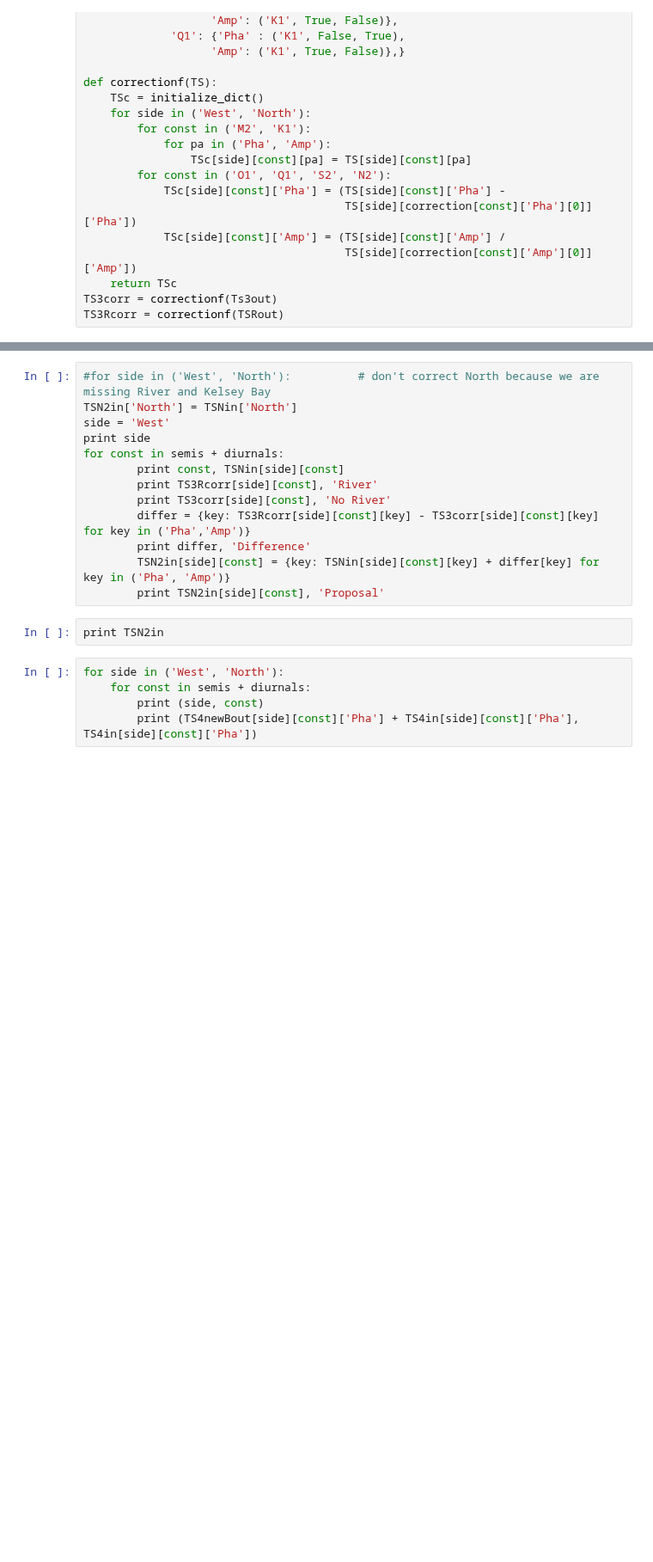
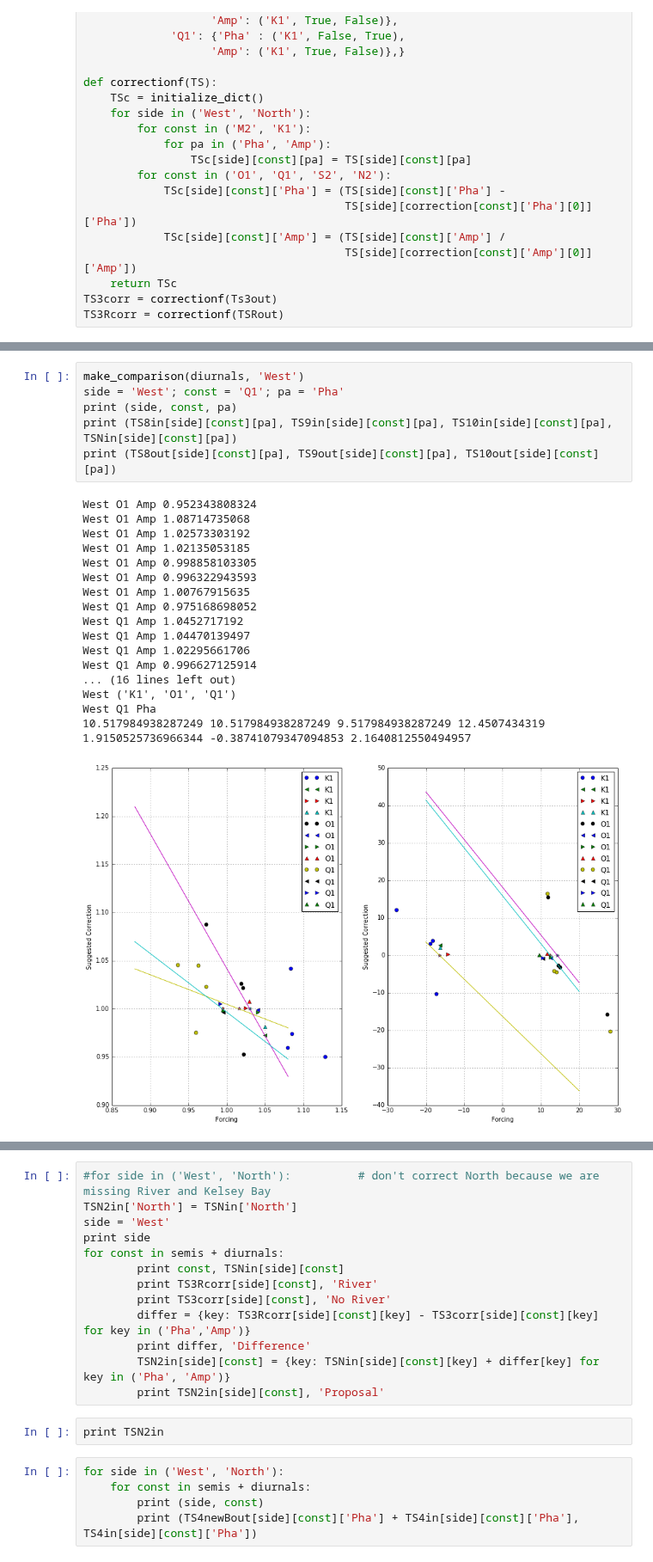
Before and after one commit to SalishSeaCast/analysis, a Jupyter notebook: Susan/TideTuning.ipynb, the cells around one changed output, grey strips where cells are left out. Shown at 86% size. Saved outputs shown, nothing was run; the diff lists cells and outputs as text; blank space fills up the shorter version.

```diff
--- a/Susan/TideTuning.ipynb
+++ b/Susan/TideTuning.ipynb
@@ -289,0 +301,25 @@ North ('K1', 'O1', 'Q1')
+# %%
+make_comparison(diurnals, 'West')
+side = 'West'; const = 'Q1'; pa = 'Pha'
+print (side, const, pa)
+print (TS8in[side][const][pa], TS9in[side][const][pa], TS10in[side][const][pa], TSNin[side][const][pa])
+print (TS8out[side][const][pa], TS9out[side][const][pa], TS10out[side][const][pa])
+# %% [output]
+West O1 Amp 0.952343808324
+West O1 Amp 1.08714735068
+West O1 Amp 1.02573303192
+West O1 Amp 1.02135053185
+West O1 Amp 0.998858103305
+West O1 Amp 0.996322943593
+West O1 Amp 1.00767915635
+West Q1 Amp 0.975168698052
+West Q1 Amp 1.0452717192
+West Q1 Amp 1.04470139497
+West Q1 Amp 1.02295661706
+West Q1 Amp 0.996627125914
+... (16 lines left out)
+West ('K1', 'O1', 'Q1')
+West Q1 Pha
+10.517984938287249 10.517984938287249 9.517984938287249 12.4507434319
+1.9150525736966344 -0.38741079347094853 2.1640812550494957
+[figure, added]
```
Also changed, not shown: parts of 15 cells of this notebook, 2 other files.
